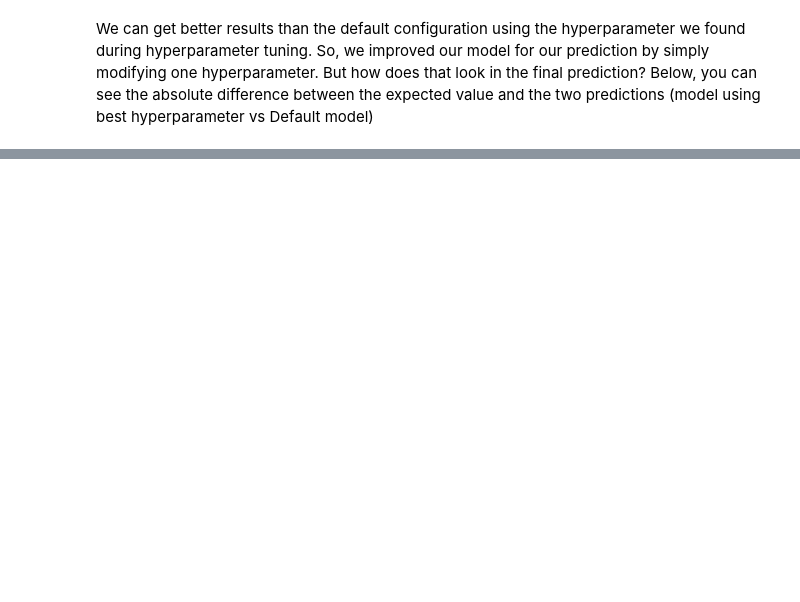
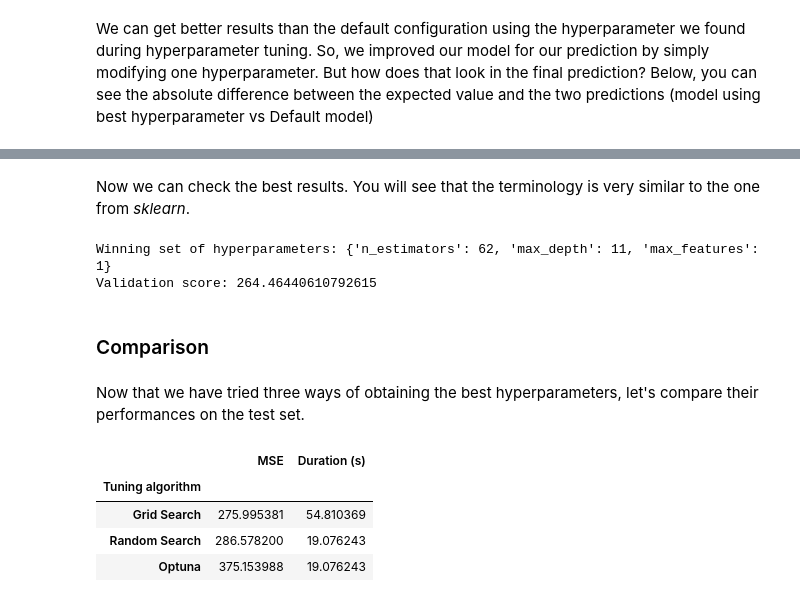
Before and after one commit to oriol-pomarol/codegeo_workshops, a Jupyter notebook: 5_hyperparameter_tuning.ipynb, the cells around one changed output, grey strips where cells are left out. Saved outputs shown, nothing was run; the diff lists cells and outputs as text; code cells hidden in the pictures; blank space fills up the shorter version.

Commit message:
Added advanced tuning part

```diff
--- a/5_hyperparameter_tuning.ipynb
+++ b/5_hyperparameter_tuning.ipynb
@@ -275,0 +334,14 @@ plt.show()
+# %%
+from sklearn.model_selection import RandomizedSearchCV
+
+# Start the timer
+start_time = time.time()
+
+# Create the model and perform a randomized search
+rf_model = RandomForestRegressor(random_state=10)
+random_search = RandomizedSearchCV(estimator=rf_model, param_distributions=parameters, n_jobs=-2,
+                           scoring='neg_mean_squared_error', verbose=2, n_iter=10)
+random_search.fit(X_trainval, y_trainval.values.ravel())
+
+# End the timer and store the duration
+duration_random = time.time() - start_time
@@ -275,0 +406,5 @@ plt.show()
+# %%
+import optuna
+
+study = optuna.create_study(direction='minimize')
+study.optimize(objective, n_jobs=1, timeout = duration_random)
@@ -275,0 +429,43 @@ plt.show()
+# %% [markdown]
+Now we can check the best results. You will see that the terminology is very similar to the one from *sklearn*.
+# %%
+print(f"Winning set of hyperparameters: {study.best_params}")
+print(f"Validation score: {study.best_value}")
+# %% [output]
+Winning set of hyperparameters: {'n_estimators': 62, 'max_depth': 11, 'max_features': 1}
+Validation score: 264.46440610792615
+# %% [markdown]
+### Comparison
+# %% [markdown]
+Now that we have tried three ways of obtaining the best hyperparameters, let's compare their performances on the test set.
+# %%
+# Retrieve the best models from the grid and random search
+best_model_grid = grid_search.best_estimator_
+best_model_random = random_search.best_estimator_
+
+# Re-train the best model from Optuna
+best_model_optuna = RandomForestRegressor(**study.best_params, random_state=10)
+best_model_optuna.fit(X_trainval, y_trainval.values.ravel())
+
+# Evaluate the best models on the test set
+y_test_pred_grid = best_model_grid.predict(X_test)
+y_test_pred_random = best_model_random.predict(X_test)
+y_test_pred_optuna = best_model_optuna.predict(X_test)
+
+# Calculate the MSE for each model
+mse_grid = mean_squared_error(y_test, y_test_pred_grid)
+mse_random = mean_squared_error(y_test, y_test_pred_random)
+mse_optuna = mean_squared_error(y_test, y_test_pred_optuna)
+
+# Display the MSE values in a table
+pd.DataFrame({
+    'Tuning algorithm': ['Grid Search', 'Random Search', 'Optuna'],
+    'MSE': [mse_grid, mse_random, mse_optuna],
+    'Duration (s)': [duration_grid, duration_random, duration_random]
+}).set_index('Tuning algorithm')
+# %% [output]
+|  | MSE | Duration (s) |
+| Tuning algorithm |  |  |
+| Grid Search | 275.995381 | 54.810369 |
+| Random Search | 286.578200 | 19.076243 |
+| Optuna | 375.153988 | 19.076243 |
```
Also changed, not shown: parts of 36 cells of this notebook.
